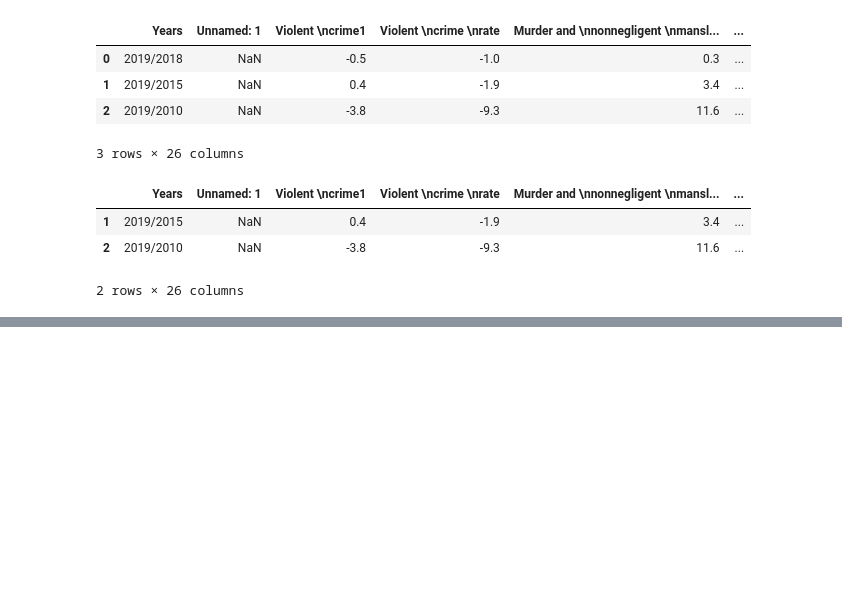
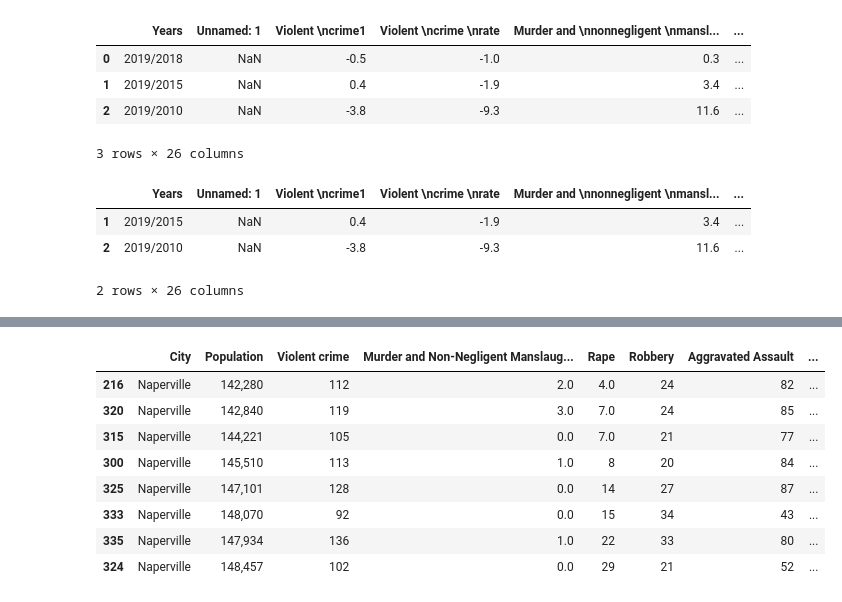
Before and after one commit to Expopanda/Project_1, a Jupyter notebook: shunjiaanalysis.ipynb, the cells around one changed output, grey strips where cells are left out. Drawn from its saved outputs; the diff is of its cells as text; code cells hidden in the pictures; blank space fills up the shorter version.

```diff
--- a/shunjiaanalysis.ipynb
+++ b/shunjiaanalysis.ipynb
@@ -92,0 +211,36 @@ rows_to_drop_df
+# %%
+# get the new 5 cities dataframes
+FBI_df_Naperville =All_Cities['Naperville']
+FBI_df_Chicago = All_Cities['Chicago']
+FBI_df_Springfield = All_Cities['Springfield']
+FBI_df_Park_Ridge = All_Cities['Park Ridge']
+FBI_df_Bolingbrook = All_Cities['Bolingbrook']
+# %%
+#convert 5 cities dataframes to csv files
+FBI_df_Naperville.to_csv('FBI_df_Naperville.csv', index=False)
+FBI_df_Chicago.to_csv('FBI_df_Chicago.csv', index=False)
+FBI_df_Springfield.to_csv('FBI_df_Springfield.csv', index=False)
+FBI_df_Park_Ridge.to_csv('FBI_df_Park_Ridge.csv', index=False)
+FBI_df_Bolingbrook.to_csv('FBI_df_Bolingbrook.csv', index=False)
+
+# Specify the path to save the CSV file
+file_path = ("../Project_1/Resources/FBI_df_Naperville.csv,FBI_df_Chicago.csv,FBI_df_Springfield.csv,FBI_df_Park_Ridge.csv,FBI_df_Bolingbrook.csv")
+
+# Save the DataFrame to the specified path
+FBI_df_Naperville.to_csv('FBI_df_Naperville.csv', index=False)
+FBI_df_Chicago.to_csv('FBI_df_Chicago.csv', index=False)
+FBI_df_Springfield.to_csv('FBI_df_Springfield.csv', index=False)
+FBI_df_Park_Ridge.to_csv('FBI_df_Park_Ridge.csv', index=False)
+FBI_df_Bolingbrook.to_csv('FBI_df_Bolingbrook.csv', index=False)
+
+FBI_df_Naperville
+# %% [output]
+|  | City | Population | Violent crime | Murder and Non-Negligent Manslaug... | Rape | Robbery | Aggravated Assault | ... |
+| 216 | Naperville | 142,280 | 112 | 2.0 | 4.0 | 24 | 82 | ... |
+| 320 | Naperville | 142,840 | 119 | 3.0 | 7.0 | 24 | 85 | ... |
+| 315 | Naperville | 144,221 | 105 | 0.0 | 7.0 | 21 | 77 | ... |
+| 300 | Naperville | 145,510 | 113 | 1.0 | 8 | 20 | 84 | ... |
+| 325 | Naperville | 147,101 | 128 | 0.0 | 14 | 27 | 87 | ... |
+| 333 | Naperville | 148,070 | 92 | 0.0 | 15 | 34 | 43 | ... |
+| 335 | Naperville | 147,934 | 136 | 1.0 | 22 | 33 | 80 | ... |
+| 324 | Naperville | 148,457 | 102 | 0.0 | 29 | 21 | 52 | ... |
```
Also changed, not shown: parts of 12 cells of this notebook, 23 other files.
